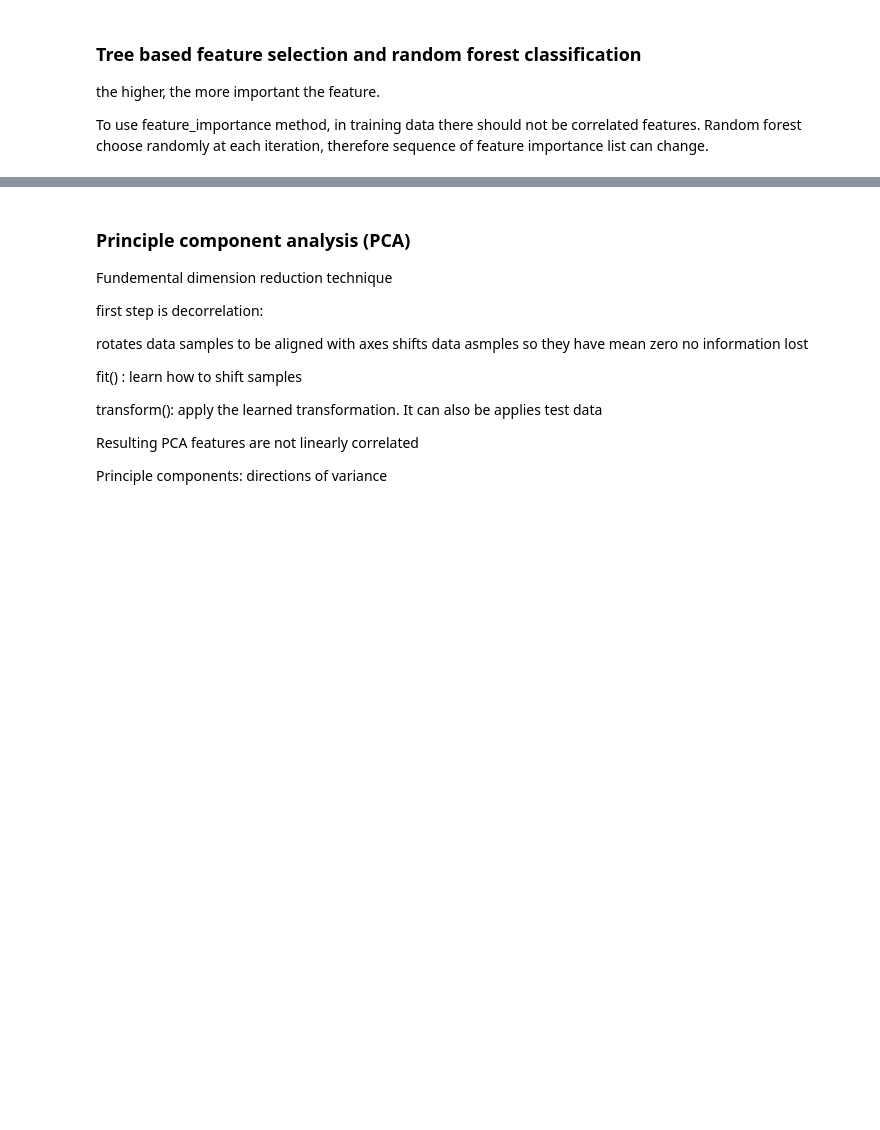
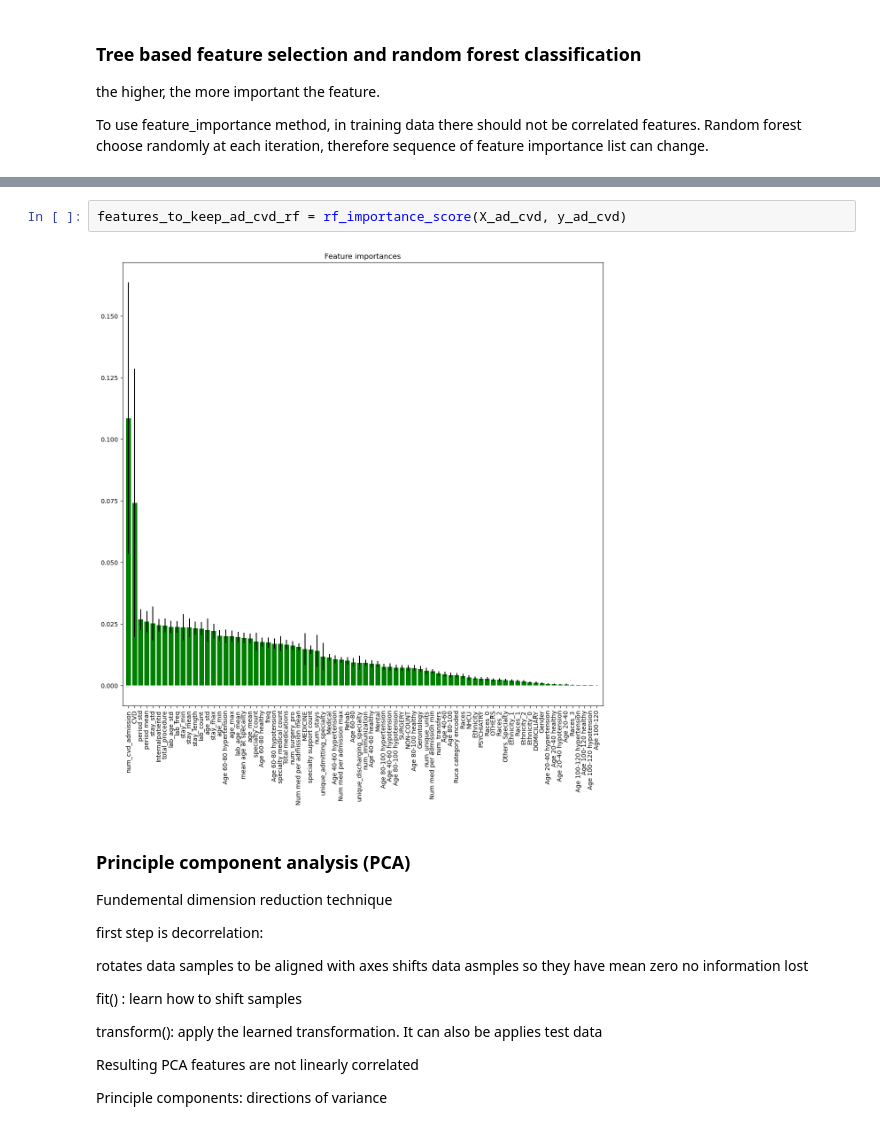
Before and after one commit to SpassMed-Projects/FDA, a Jupyter notebook: src/models/feature_selection.ipynb, the cells around one changed output, grey strips where cells are left out. Saved outputs shown, nothing was run; the diff lists cells and outputs as text; blank space fills up the shorter version.

```diff
--- a/src/models/feature_selection.ipynb
+++ b/src/models/feature_selection.ipynb
@@ -162,3 +157,7 @@ Text(0, 0.5, 'explained variance ratio')
+# %%
+features_to_keep_ad_cvd_rf = rf_importance_score(X_ad_cvd, y_ad_cvd)
+# %% [output]
+[figure, added]
 # %% [markdown]
 ### Principle component analysis (PCA)
 
```
Also changed, not shown: parts of 25 cells of this notebook.
